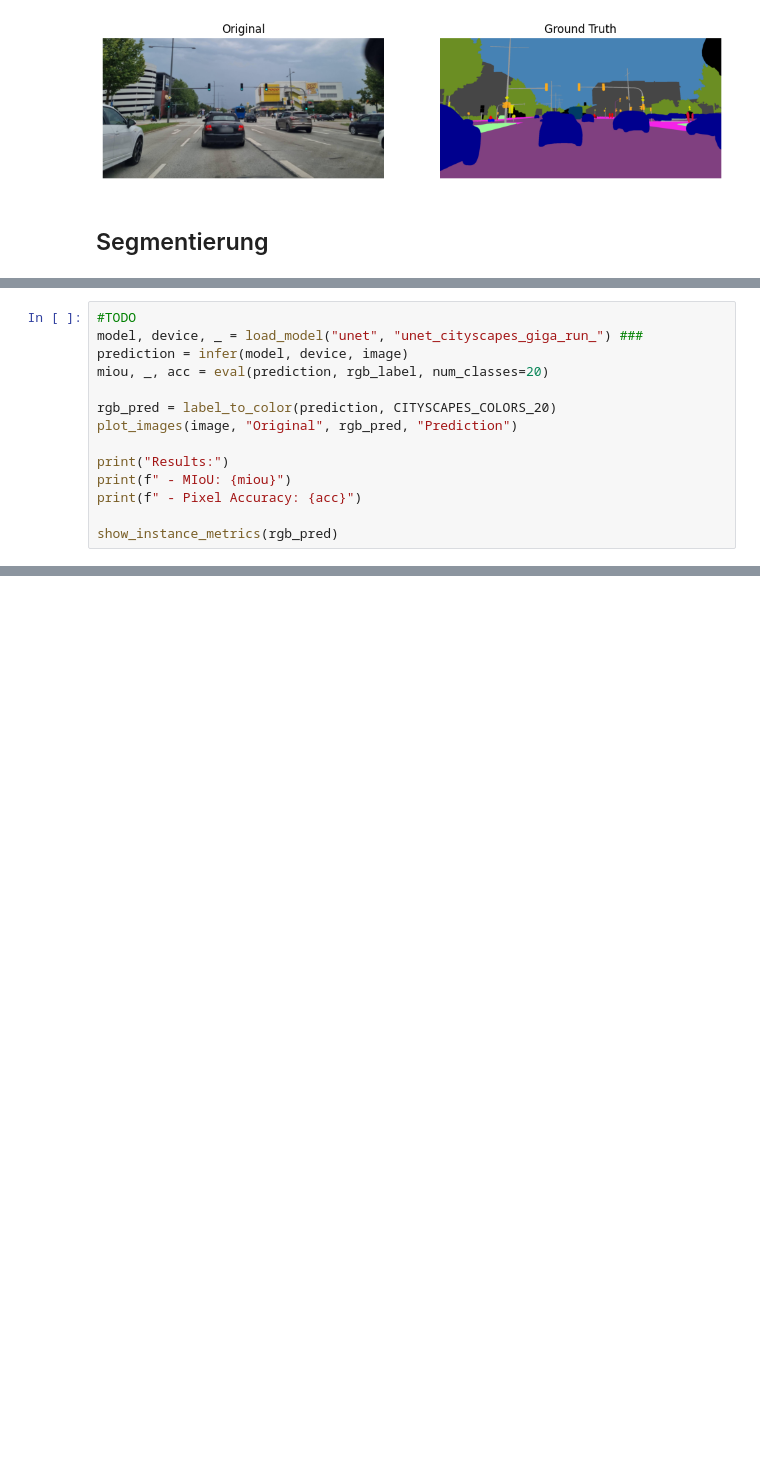
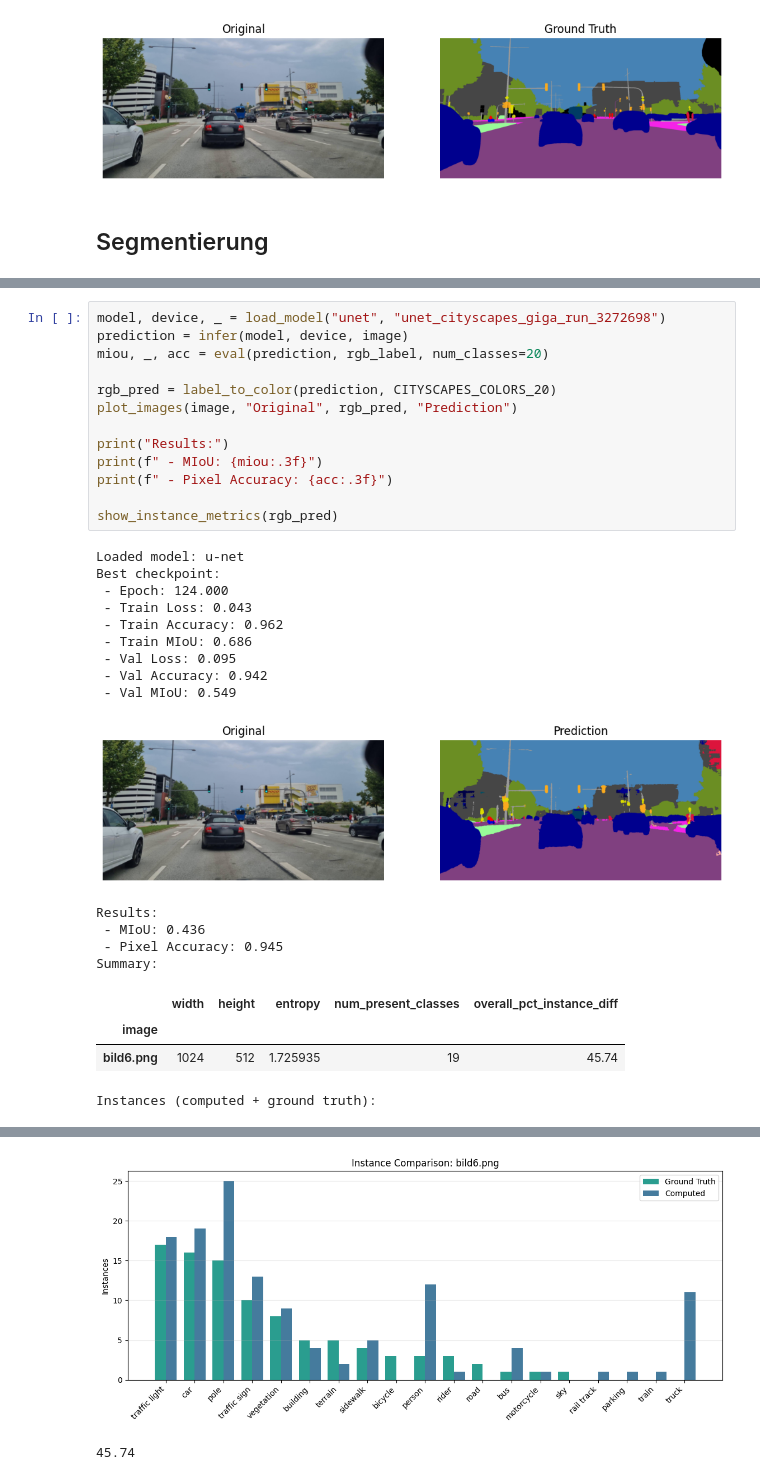
Before and after one commit to lucauhl/Semantic-Segmentation-Traffic-Scenes, a Jupyter notebook: 05_evaluation/demo.ipynb, the cells around one changed output, grey strips where cells are left out. Cells and saved outputs as stored; diff of their text form; blank space fills up the shorter version.

```diff
--- a/05_evaluation/demo.ipynb
+++ b/05_evaluation/demo.ipynb
@@ -112,14 +148,32 @@ FileNotFoundError: [Errno 2] No such file or directory: '../checkpoints/segforme
 # %%
-#TODO
-model, device, _ = load_model("unet", "unet_cityscapes_giga_run_") ###
+model, device, _ = load_model("unet", "unet_cityscapes_giga_run_3272698")
 prediction = infer(model, device, image)
 miou, _, acc = eval(prediction, rgb_label, num_classes=20)
 
 rgb_pred = label_to_color(prediction, CITYSCAPES_COLORS_20)
 plot_images(image, "Original", rgb_pred, "Prediction")
 
 print("Results:")
-print(f" - MIoU: {miou}")
-print(f" - Pixel Accuracy: {acc}")
+print(f" - MIoU: {miou:.3f}")
+print(f" - Pixel Accuracy: {acc:.3f}")
 
 show_instance_metrics(rgb_pred)
+# %% [output]
+Loaded model: u-net
+Best checkpoint:
+ - Epoch: 124.000
+ - Train Loss: 0.043
+ - Train Accuracy: 0.962
+ - Train MIoU: 0.686
+ - Val Loss: 0.095
+ - Val Accuracy: 0.942
+ - Val MIoU: 0.549
+[figure, added]
+Results:
+ - MIoU: 0.436
+ - Pixel Accuracy: 0.945
+Summary:
+|  | width | height | entropy | num_present_classes | overall_pct_instance_diff |
+| image |  |  |  |  |  |
+| bild6.png | 1024 | 512 | 1.725935 | 19 | 45.74 |
+Instances (computed + ground truth):
@@ -125,0 +198,2 @@ show_instance_metrics(rgb_pred)
+[figure, added]
+45.74
```
Also changed, not shown: parts of 3 cells of this notebook.
